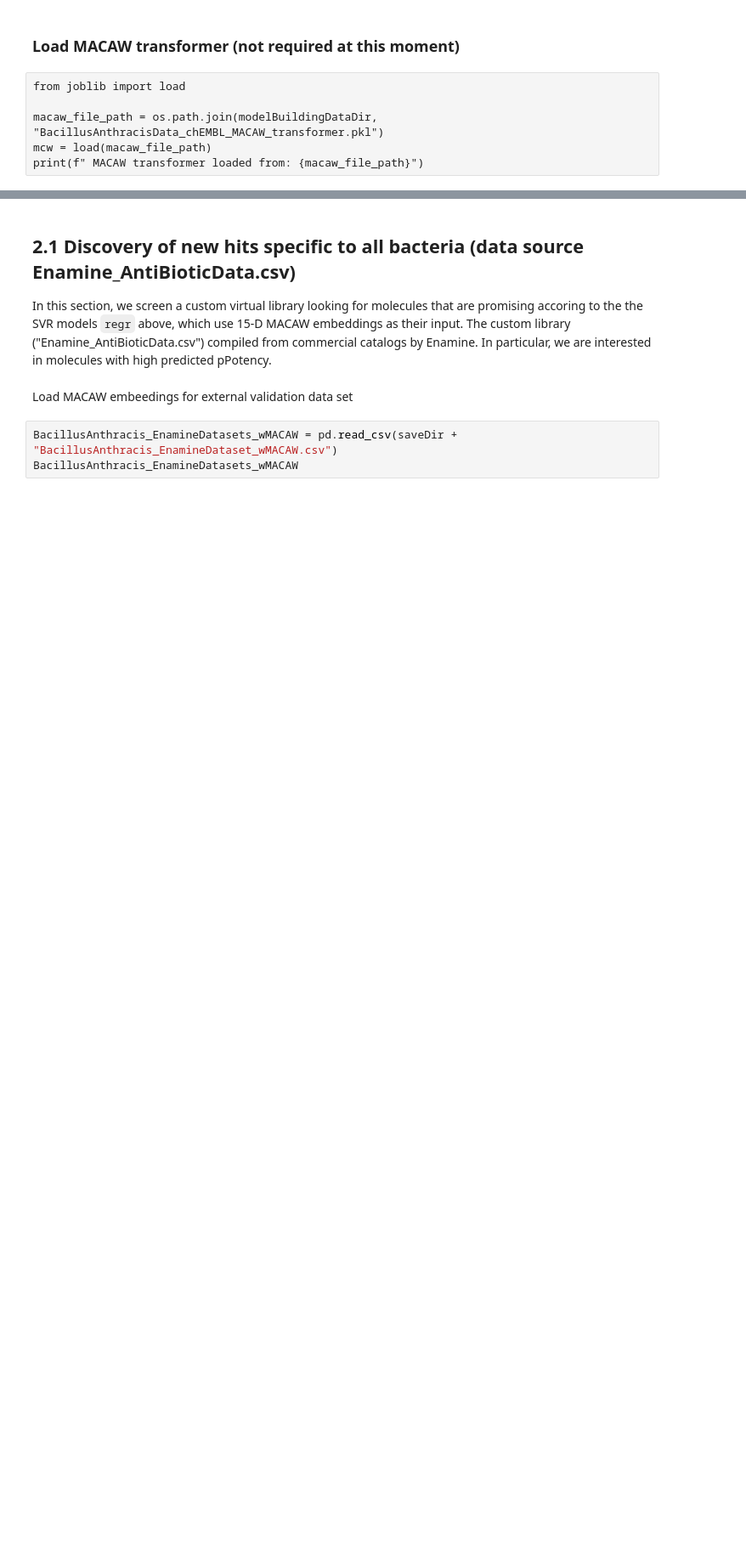
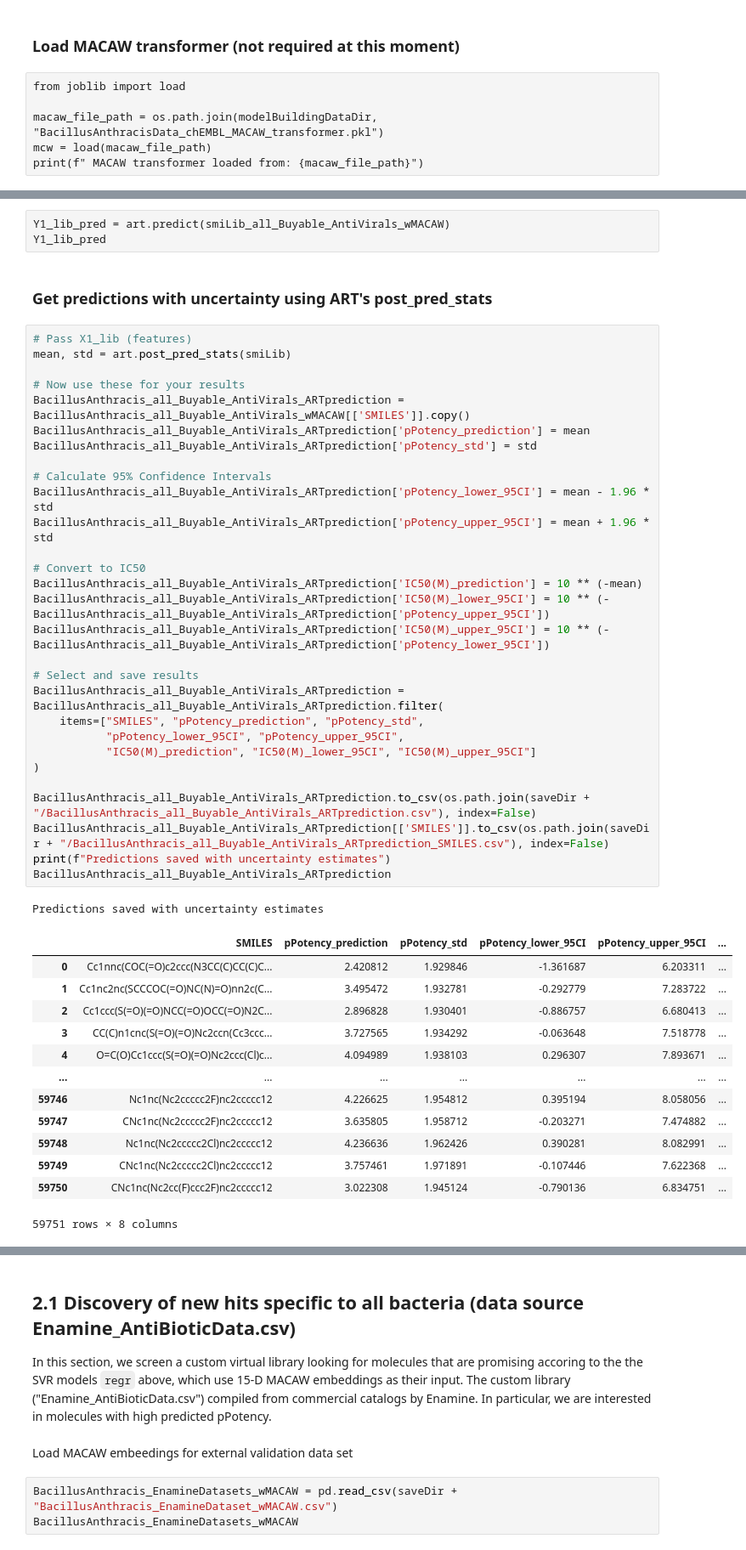
Before and after one commit to soumyadeepghosh35/DTRA_ART, a Jupyter notebook: DTRA_project_notebooks/Step5_ART_BacillusAnthracis.ipynb, the cells around one changed output, grey strips where cells are left out. Shown at 85% size. Saved outputs shown, nothing was run; the diff lists cells and outputs as text; blank space fills up the shorter version.

```diff
--- a/DTRA_project_notebooks/Step5_ART_BacillusAnthracis.ipynb
+++ b/DTRA_project_notebooks/Step5_ART_BacillusAnthracis.ipynb
@@ -221,0 +263,49 @@ print(f" MACAW transformer loaded from: {macaw_file_path}")
+# %% [raw]
+Y1_lib_pred = art.predict(smiLib_all_Buyable_AntiVirals_wMACAW)
+Y1_lib_pred
+# %% [markdown]
+### Get predictions with uncertainty using ART's post_pred_stats
+# %%
+# Pass X1_lib (features)
+mean, std = art.post_pred_stats(smiLib)
+
+# Now use these for your results
+BacillusAnthracis_all_Buyable_AntiVirals_ARTprediction = BacillusAnthracis_all_Buyable_AntiVirals_wMACAW[['SMILES']].copy()
+BacillusAnthracis_all_Buyable_AntiVirals_ARTprediction['pPotency_prediction'] = mean
+BacillusAnthracis_all_Buyable_AntiVirals_ARTprediction['pPotency_std'] = std
+
+# Calculate 95% Confidence Intervals
+BacillusAnthracis_all_Buyable_AntiVirals_ARTprediction['pPotency_lower_95CI'] = mean - 1.96 * std
+BacillusAnthracis_all_Buyable_AntiVirals_ARTprediction['pPotency_upper_95CI'] = mean + 1.96 * std
+
+# Convert to IC50
+BacillusAnthracis_all_Buyable_AntiVirals_ARTprediction['IC50(M)_prediction'] = 10 ** (-mean)
+BacillusAnthracis_all_Buyable_AntiVirals_ARTprediction['IC50(M)_lower_95CI'] = 10 ** (-BacillusAnthracis_all_Buyable_AntiVirals_ARTprediction['pPotency_upper_95CI'])
+BacillusAnthracis_all_Buyable_AntiVirals_ARTprediction['IC50(M)_upper_95CI'] = 10 ** (-BacillusAnthracis_all_Buyable_AntiVirals_ARTprediction['pPotency_lower_95CI'])
+
+# Select and save results
+BacillusAnthracis_all_Buyable_AntiVirals_ARTprediction = BacillusAnthracis_all_Buyable_AntiVirals_ARTprediction.filter(
+    items=["SMILES", "pPotency_prediction", "pPotency_std",
+           "pPotency_lower_95CI", "pPotency_upper_95CI",
+           "IC50(M)_prediction", "IC50(M)_lower_95CI", "IC50(M)_upper_95CI"]
+)
+
+BacillusAnthracis_all_Buyable_AntiVirals_ARTprediction.to_csv(os.path.join(saveDir + "/BacillusAnthracis_all_Buyable_AntiVirals_ARTprediction.csv"), index=False)
+BacillusAnthracis_all_Buyable_AntiVirals_ARTprediction[['SMILES']].to_csv(os.path.join(saveDir + "/BacillusAnthracis_all_Buyable_AntiVirals_ARTprediction_SMILES.csv"), index=False)
+print(f"Predictions saved with uncertainty estimates")
+BacillusAnthracis_all_Buyable_AntiVirals_ARTprediction
+# %% [output]
+Predictions saved with uncertainty estimates
+|  | SMILES | pPotency_prediction | pPotency_std | pPotency_lower_95CI | pPotency_upper_95CI | ... |
+| 0 | Cc1nnc(COC(=O)c2ccc(N3CC(C)CC(C)C... | 2.420812 | 1.929846 | -1.361687 | 6.203311 | ... |
+| 1 | Cc1nc2nc(SCCCOC(=O)NC(N)=O)nn2c(C... | 3.495472 | 1.932781 | -0.292779 | 7.283722 | ... |
+| 2 | Cc1ccc(S(=O)(=O)NCC(=O)OCC(=O)N2C... | 2.896828 | 1.930401 | -0.886757 | 6.680413 | ... |
+| 3 | CC(C)n1cnc(S(=O)(=O)Nc2ccn(Cc3ccc... | 3.727565 | 1.934292 | -0.063648 | 7.518778 | ... |
+| 4 | O=C(O)Cc1ccc(S(=O)(=O)Nc2ccc(Cl)c... | 4.094989 | 1.938103 | 0.296307 | 7.893671 | ... |
+| ... | ... | ... | ... | ... | ... | ... |
+| 59746 | Nc1nc(Nc2ccccc2F)nc2ccccc12 | 4.226625 | 1.954812 | 0.395194 | 8.058056 | ... |
+| 59747 | CNc1nc(Nc2ccccc2F)nc2ccccc12 | 3.635805 | 1.958712 | -0.203271 | 7.474882 | ... |
+| 59748 | Nc1nc(Nc2ccccc2Cl)nc2ccccc12 | 4.236636 | 1.962426 | 0.390281 | 8.082991 | ... |
+| 59749 | CNc1nc(Nc2ccccc2Cl)nc2ccccc12 | 3.757461 | 1.971891 | -0.107446 | 7.622368 | ... |
+| 59750 | CNc1nc(Nc2cc(F)ccc2F)nc2ccccc12 | 3.022308 | 1.945124 | -0.790136 | 6.834751 | ... |
+59751 rows × 8 columns
```
Also changed, not shown: parts of 39 cells of this notebook.
